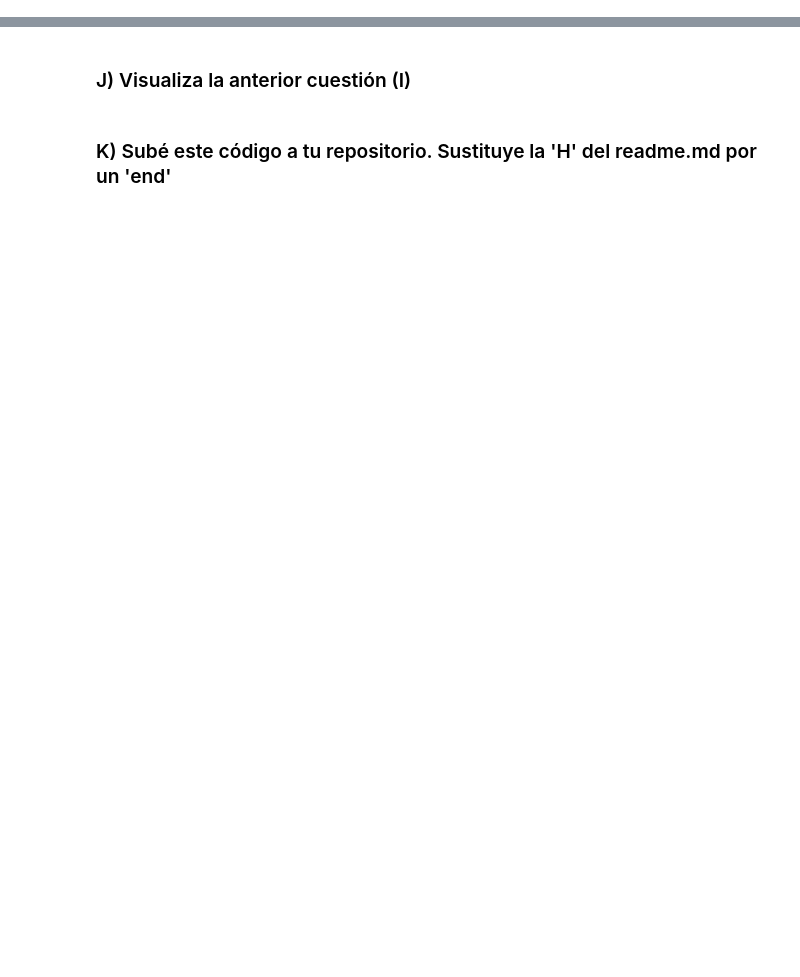
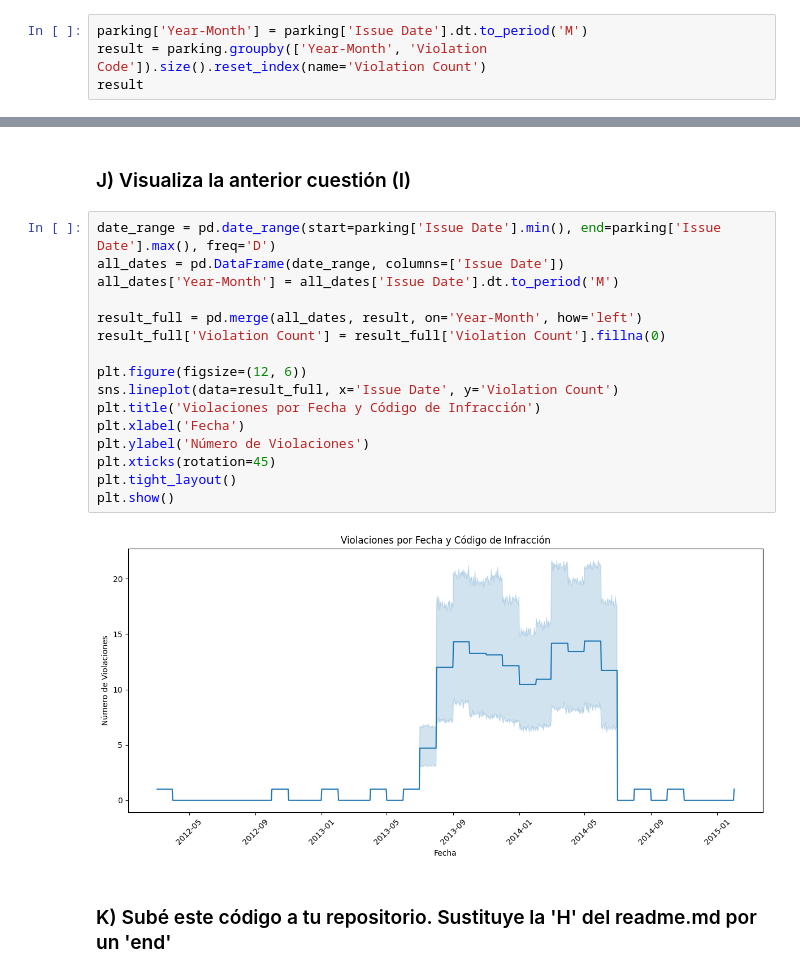
Before and after one commit to llorenscapotorres/ProyectoPandas, a Jupyter notebook: ProyectoPandas_Github.ipynb, the cells around one changed output, grey strips where cells are left out. Drawn from its saved outputs; the diff is of its cells as text; blank space fills up the shorter version.

```diff
--- a/ProyectoPandas_Github.ipynb
+++ b/ProyectoPandas_Github.ipynb
@@ -144,3 +131,7 @@ Violation Code  Issue Date  Issue Date
                             12             1
                 2014        1              1
 Length: 458, dtype: int64
+# %%
+parking['Year-Month'] = parking['Issue Date'].dt.to_period('M')
+result = parking.groupby(['Year-Month', 'Violation Code']).size().reset_index(name='Violation Count')
+result
@@ -147,4 +152,22 @@ Length: 458, dtype: int64
 # %% [markdown]
 ### J) Visualiza la anterior cuestión (I)
+# %%
+date_range = pd.date_range(start=parking['Issue Date'].min(), end=parking['Issue Date'].max(), freq='D')
+all_dates = pd.DataFrame(date_range, columns=['Issue Date'])
+all_dates['Year-Month'] = all_dates['Issue Date'].dt.to_period('M')
+
+result_full = pd.merge(all_dates, result, on='Year-Month', how='left')
+result_full['Violation Count'] = result_full['Violation Count'].fillna(0)
+
+plt.figure(figsize=(12, 6))
+sns.lineplot(data=result_full, x='Issue Date', y='Violation Count')
+plt.title('Violaciones por Fecha y Código de Infracción')
+plt.xlabel('Fecha')
+plt.ylabel('Número de Violaciones')
+plt.xticks(rotation=45)
+plt.tight_layout()
+plt.show()
+# %% [output]
+[figure, added]
 # %% [markdown]
 ### K) Subé este código a tu repositorio. Sustituye la 'H' del readme.md por un 'end'
```
Also changed, not shown: parts of 2 cells of this notebook.
